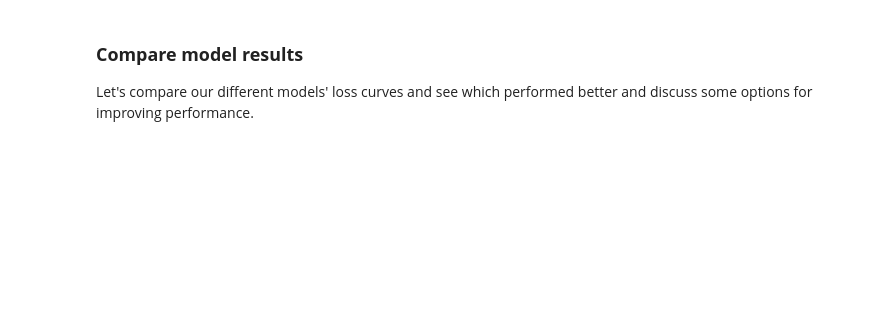
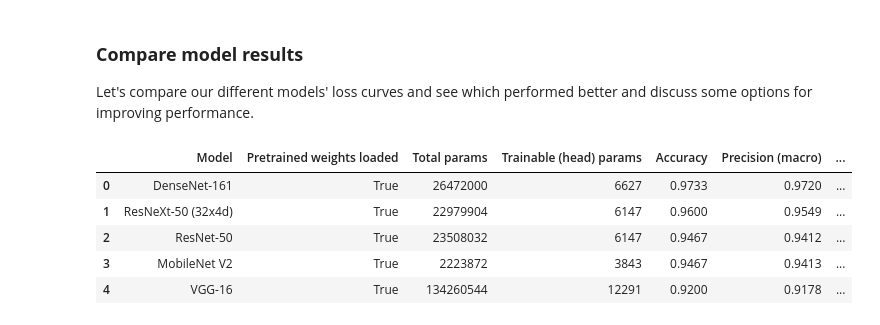
Before and after one commit to kthrynlgh/martinito-ds-portfolio, a Jupyter notebook: lab-activities/lab-exercise-06.ipynb, the cells around one changed output. Saved outputs shown, nothing was run; the diff lists cells and outputs as text; code cells hidden in the pictures; blank space fills up the shorter version.

```diff
--- a/lab-activities/lab-exercise-06.ipynb
+++ b/lab-activities/lab-exercise-06.ipynb
@@ -364,0 +435,2 @@ Uses dense feature reuse across layers, making it exceptional at capturing subtl
+# %%
+results.append(run_experiment("densenet161", "DenseNet-161", epochs=EPOCHS))
@@ -378,3 +484,16 @@ Combines residual connections with grouped convolutions (cardinality), offering
 ### **Compare model results**
 
 Let's compare our different models' loss curves and see which performed better and discuss some options for improving performance.
+# %%
+results_df = pd.DataFrame(results).drop(columns=["history", "confusion_matrix"])
+results_df = results_df.sort_values("Accuracy", ascending=False).reset_index(drop=True)
+
+pd.set_option("display.float_format", lambda v: f"{v:.4f}" if isinstance(v, float) else v)
+display(results_df)
+# %% [output]
+|  | Model | Pretrained weights loaded | Total params | Trainable (head) params | Accuracy | Precision (macro) | ... |
+| 0 | DenseNet-161 | True | 26472000 | 6627 | 0.9733 | 0.9720 | ... |
+| 1 | ResNeXt-50 (32x4d) | True | 22979904 | 6147 | 0.9600 | 0.9549 | ... |
+| 2 | ResNet-50 | True | 23508032 | 6147 | 0.9467 | 0.9412 | ... |
+| 3 | MobileNet V2 | True | 2223872 | 3843 | 0.9467 | 0.9413 | ... |
+| 4 | VGG-16 | True | 134260544 | 12291 | 0.9200 | 0.9178 | ... |
```
Also changed, not shown: parts of 36 cells of this notebook.
